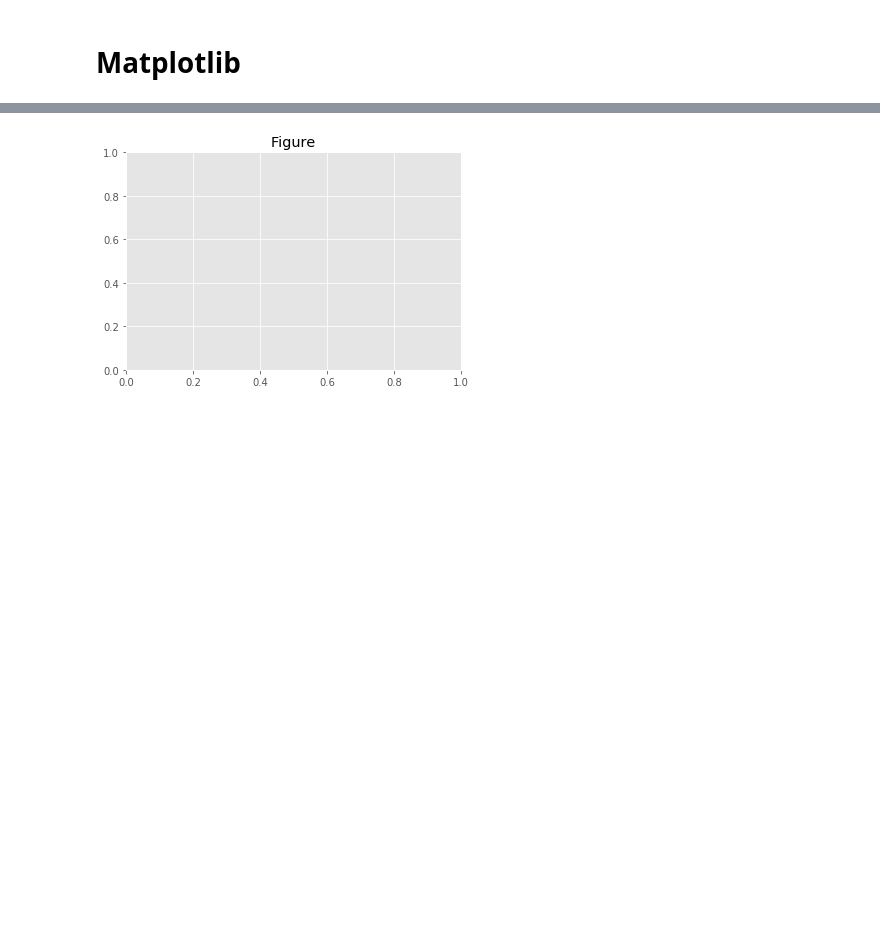
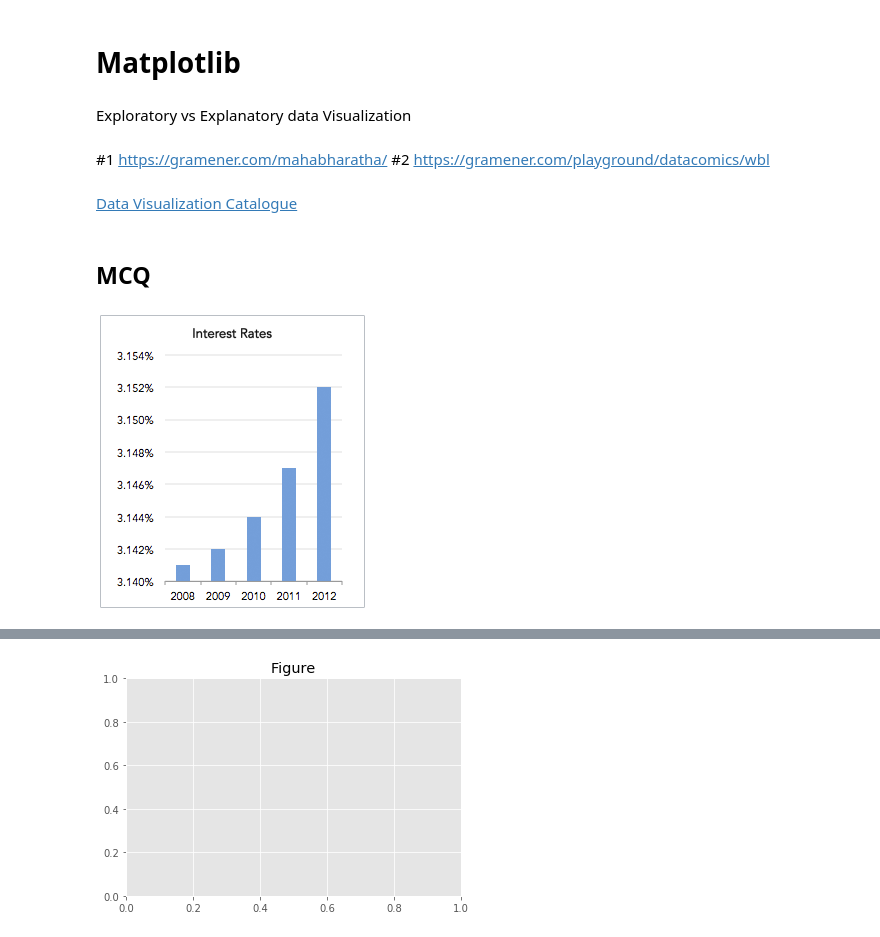
Before and after one commit to srmsoumya/dsct, a Jupyter notebook: nbs/eda/2020-07-18_eda_srm_visualization.ipynb, the cells around one changed output, grey strips where cells are left out. Cells and saved outputs as stored; diff of their text form; code cells hidden in the pictures; blank space fills up the shorter version.

```diff
--- a/nbs/eda/2020-07-18_eda_srm_visualization.ipynb
+++ b/nbs/eda/2020-07-18_eda_srm_visualization.ipynb
@@ -426,3 +426,17 @@ Format the area column & add a background gradient
 # YOUR CODE GOES HERE
 # %% [markdown]
 # Matplotlib
+# %% [markdown]
+Exploratory vs Explanatory data Visualization
+# %% [markdown]
+#1 https://gramener.com/mahabharatha/
+#2 https://gramener.com/playground/datacomics/wbl
+# %% [markdown]
+[Data Visualization Catalogue](https://datavizproject.com/)
+# %% [markdown]
+## MCQ
+# %%
+from IPython.display import Image
+Image('./bar-chart.png')
+# %% [output]
+[figure, added]
```
Also changed, not shown: parts of 8 cells of this notebook.
